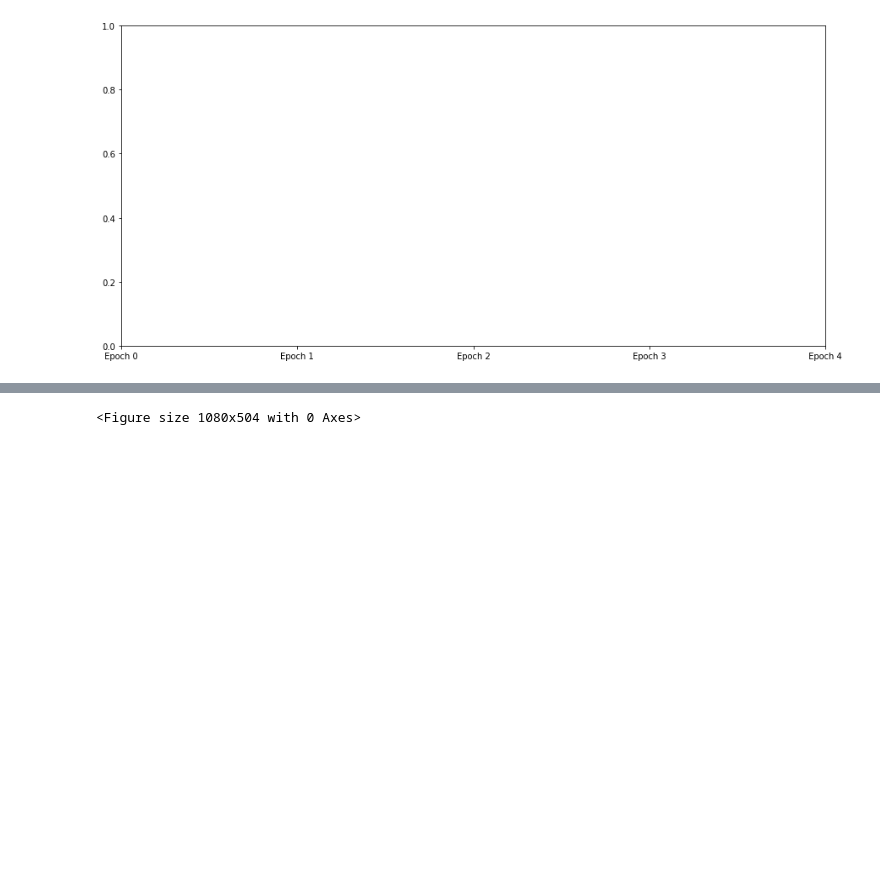
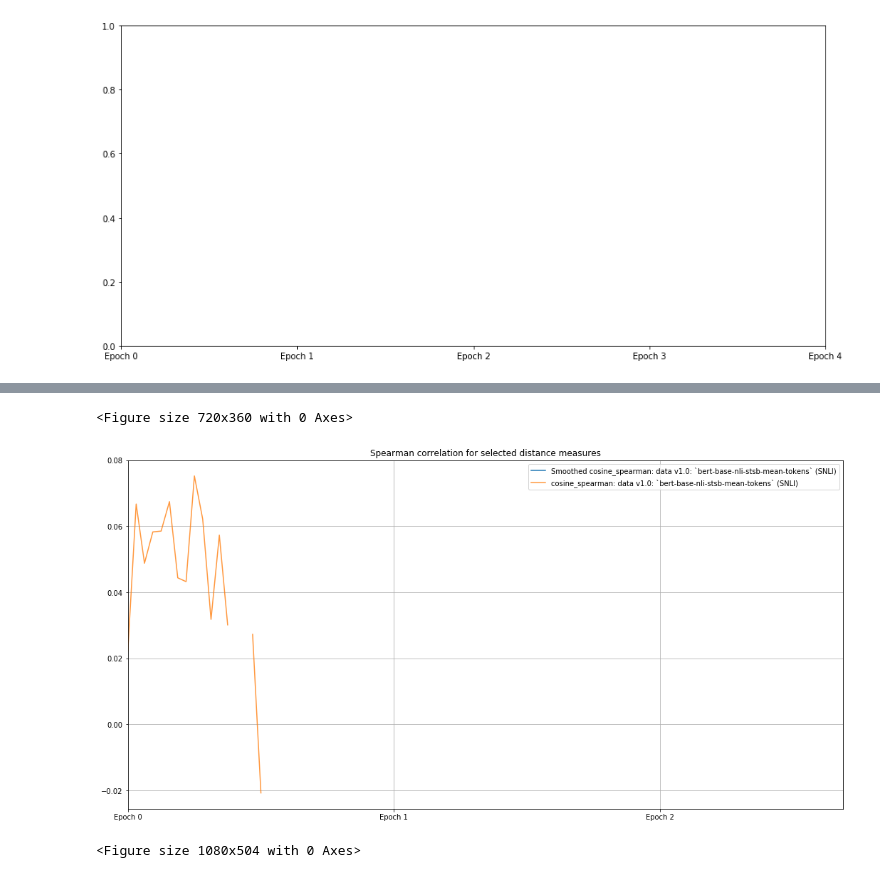
Before and after one commit to MIR-MU/CompuBERT, a Jupyter notebook: monitoring.ipynb, the cells around one changed output, grey strips where cells are left out. Saved outputs shown, nothing was run; the diff lists cells and outputs as text; code cells hidden in the pictures; blank space fills up the shorter version.

```diff
--- a/monitoring.ipynb
+++ b/monitoring.ipynb
@@ -117,3 +130,12 @@ ax = plot_metric(similarities_df, "Spearman", '_infix', metrics=("cosine",), ax=
+# %%
+similarities_df = pd.read_csv("logs/train_sampled_eval23/similarity_evaluation_results.csv")
+ax = plot_metric(similarities_df, "Spearman", ': data v1.0: `bert-base-nli-stsb-mean-tokens` (SNLI)', metrics=("cosine",))
+
+# similarities_df = pd.read_csv("logs/train_sampled_eval23/similarity_evaluation_results.csv")
+# ax = plot_metric(similarities_df, "Spearman", ': data v1.0: `bert-base-uncased` (Wiki)', metrics=("cosine",), ax=ax)
+# %% [output]
+<Figure size 720x360 with 0 Axes>
+[figure, added]
 # %%
 similarities_df = pd.read_csv("logs/train_sampled_eval4/similarity_evaluation_results.csv")
 
```
Also changed, not shown: parts of 3 cells of this notebook.
